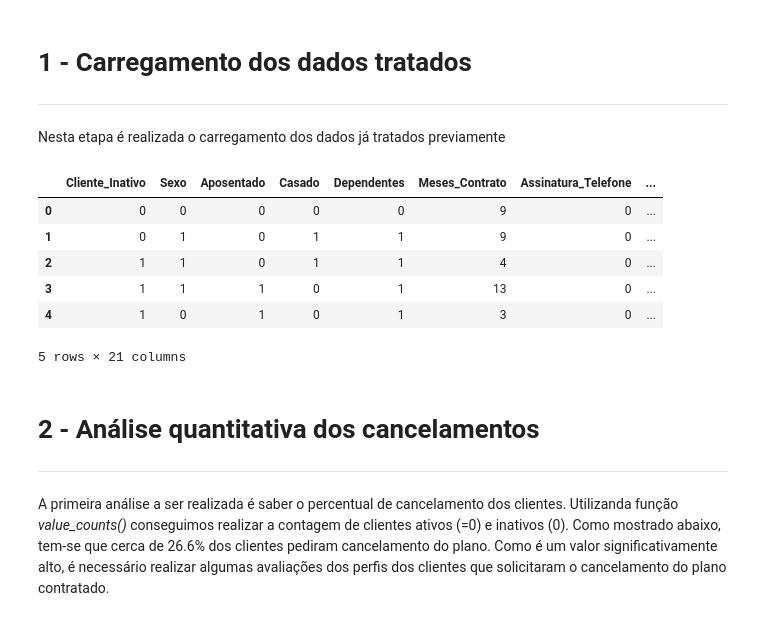
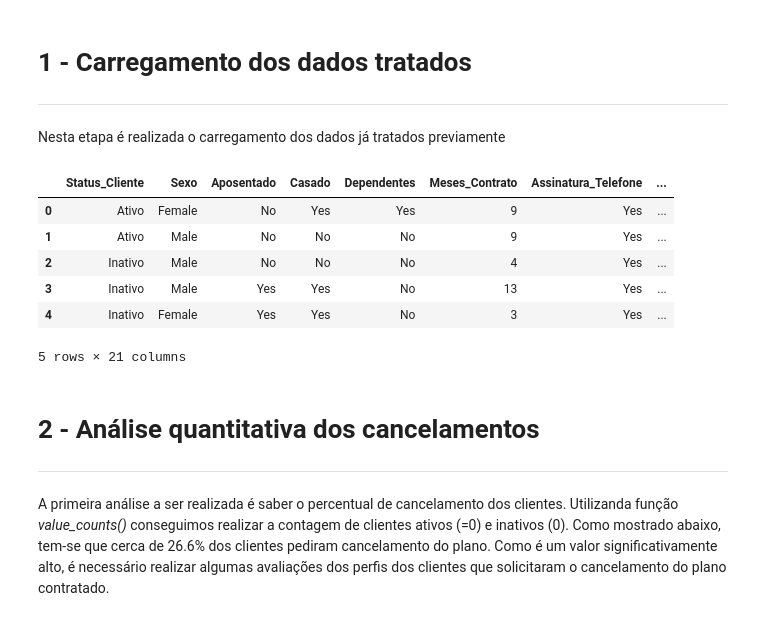
Before and after one commit to goto-95/Challenge_DataScience_AluraVoz, a Jupyter notebook: Challenge_DS_Alura_Semana02.ipynb, the cells around one changed output. Saved outputs shown, nothing was run; the diff lists cells and outputs as text; code cells hidden in the pictures.

```diff
--- a/Challenge_DS_Alura_Semana02.ipynb
+++ b/Challenge_DS_Alura_Semana02.ipynb
@@ -5,15 +5,15 @@ Nesta etapa é realizada o carregamento dos dados já tratados previamente
 # %%
 import pandas as pd
 
-df = pd.read_csv('dados_tratados.csv')
+df = pd.read_csv('dados_tratados_obj.csv')
 df.head()
 # %% [output]
-|  | Cliente_Inativo | Sexo | Aposentado | Casado | Dependentes | Meses_Contrato | Assinatura_Telefone | ... |
-| 0 | 0 | 0 | 0 | 0 | 0 | 9 | 0 | ... |
-| 1 | 0 | 1 | 0 | 1 | 1 | 9 | 0 | ... |
-| 2 | 1 | 1 | 0 | 1 | 1 | 4 | 0 | ... |
-| 3 | 1 | 1 | 1 | 0 | 1 | 13 | 0 | ... |
-| 4 | 1 | 0 | 1 | 0 | 1 | 3 | 0 | ... |
+|  | Status_Cliente | Sexo | Aposentado | Casado | Dependentes | Meses_Contrato | Assinatura_Telefone | ... |
+| 0 | Ativo | Female | No | Yes | Yes | 9 | Yes | ... |
+| 1 | Ativo | Male | No | No | No | 9 | Yes | ... |
+| 2 | Inativo | Male | No | No | No | 4 | Yes | ... |
+| 3 | Inativo | Male | Yes | Yes | No | 13 | Yes | ... |
+| 4 | Inativo | Female | Yes | Yes | No | 3 | Yes | ... |
 5 rows × 21 columns
 # %% [markdown]
 # **2 - Análise quantitativa dos cancelamentos**
```
Also changed, not shown: parts of 59 cells of this notebook, 8 other files.
